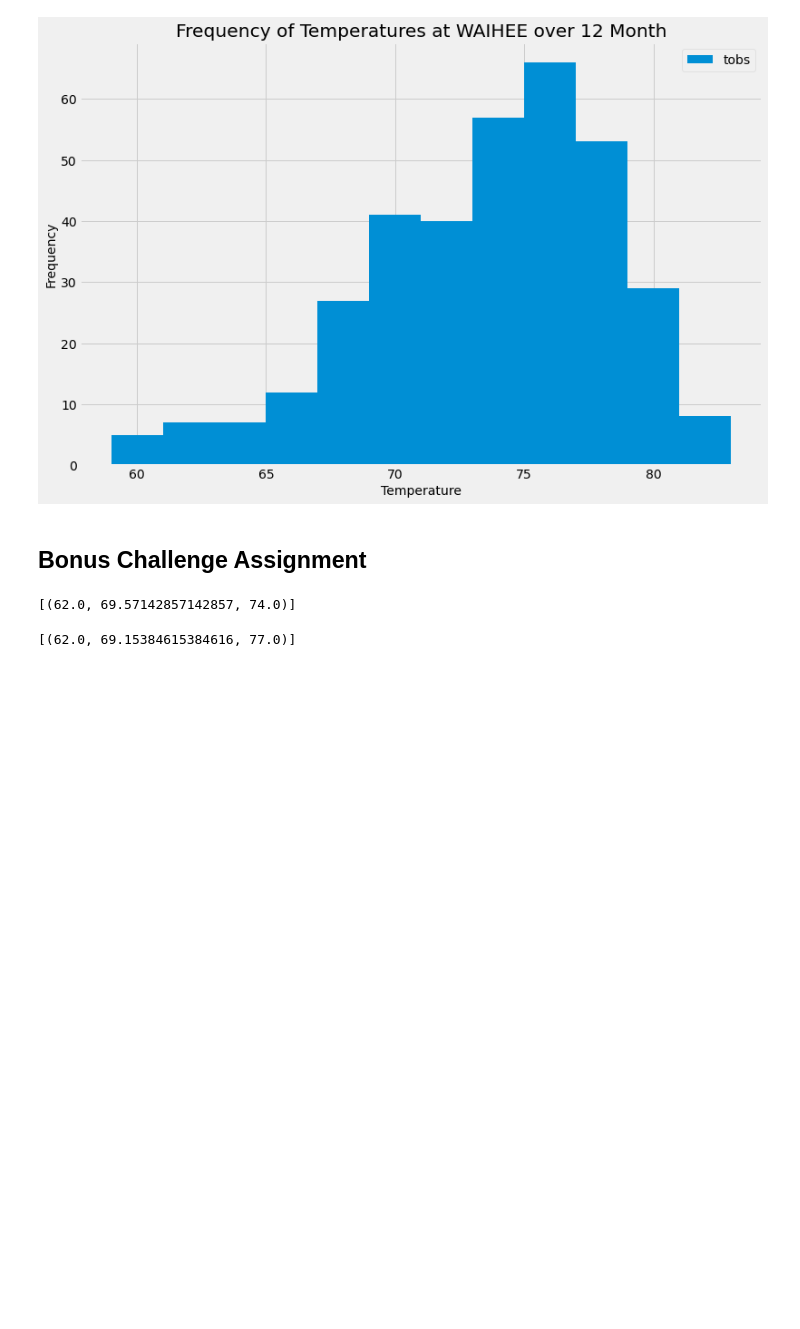
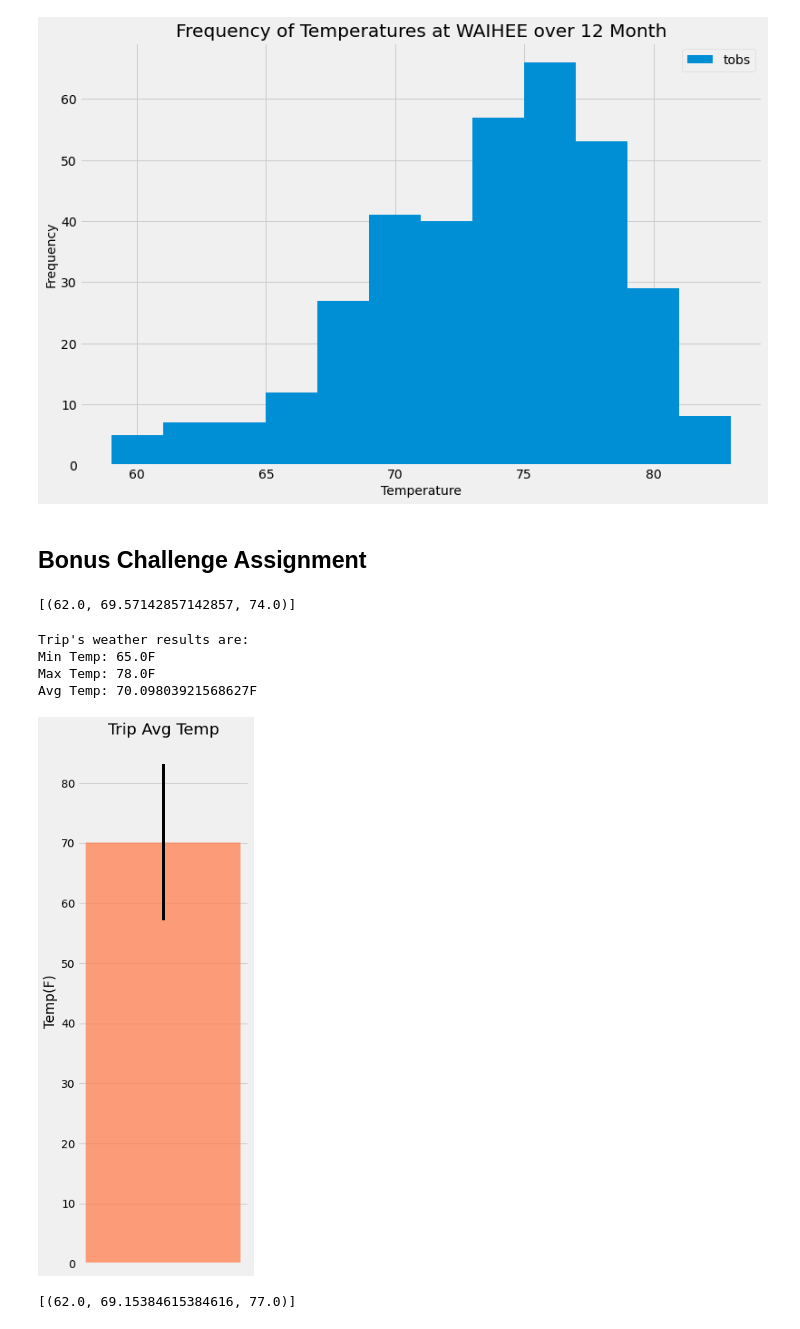
Before and after one commit to Chahnaz-Kbaisi/SQLAlchemy-Challenge, a Jupyter notebook: climate_starter.ipynb, the cells around one changed output. Drawn from its saved outputs; the diff is of its cells as text; code cells hidden in the pictures; blank space fills up the shorter version.

```diff
--- a/climate_starter.ipynb
+++ b/climate_starter.ipynb
@@ -328,11 +328,38 @@ print(calc_temps('2012-02-28', '2012-03-05'))
 # %%
 # Use your previous function `calc_temps` to calculate the tmin, tavg, and tmax
 # for your trip using the previous year's data for those same dates.
+# Choosing my vacation to Hawaii dates:
+trip_start = dt.date(2017, 12, 6) - dt.timedelta(days=365)
+trip_end = dt.date(2017, 12, 13) - dt.timedelta(days=365)
+
+trips_temp = calc_temps(trip_start, trip_end)
+tmin, tavg, tmax = trips_temp[0]
+
+print(f"Trip's weather results are:")
+print(f"Min Temp: {tmin}F")
+print(f"Max Temp: {tmax}F")
+print(f"Avg Temp: {tavg}F")
+# %% [output]
+Trip's weather results are:
+Min Temp: 65.0F
+Max Temp: 78.0F
+Avg Temp: 70.09803921568627F
 # %%
 # Plot the results from your previous query as a bar chart.
 # Use "Trip Avg Temp" as your Title
 # Use the average temperature for the y value
 # Use the peak-to-peak (tmax-tmin) value as the y error bar (yerr)
+error = tmax - tmin
+xpos = 1
+plt.figure(figsize=(4,10))
+plt.bar(xpos, tavg, yerr=error, alpha=0.75, color="coral")
+plt.title("Trip Avg Temp")
+plt.ylabel("Temp(F)")
+plt.xticks([])
+plt.tight_layout()
+plt.savefig("Images/trip_avg_temp.png")
+# %% [output]
+[figure, added]
 # %%
 # Calculate the total amount of rainfall per weather station for your trip dates using the previous year's matching dates.
 # Sort this in descending order by precipitation amount and list the station, name, latitude, longitude, and elevation
```
Also changed, not shown: 1 other file.
